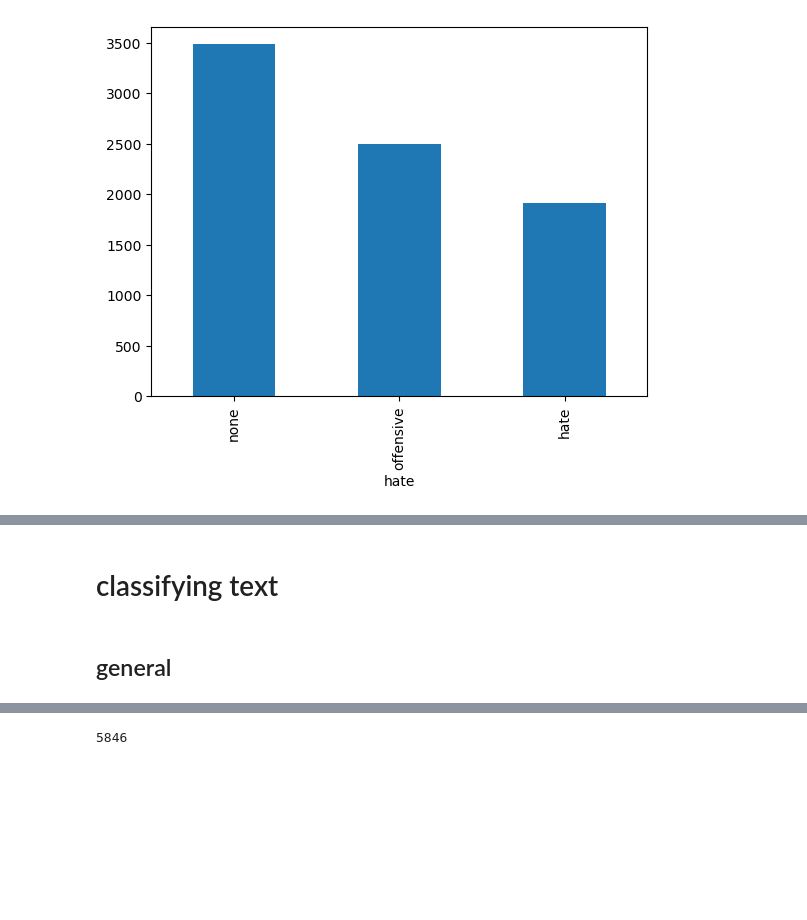
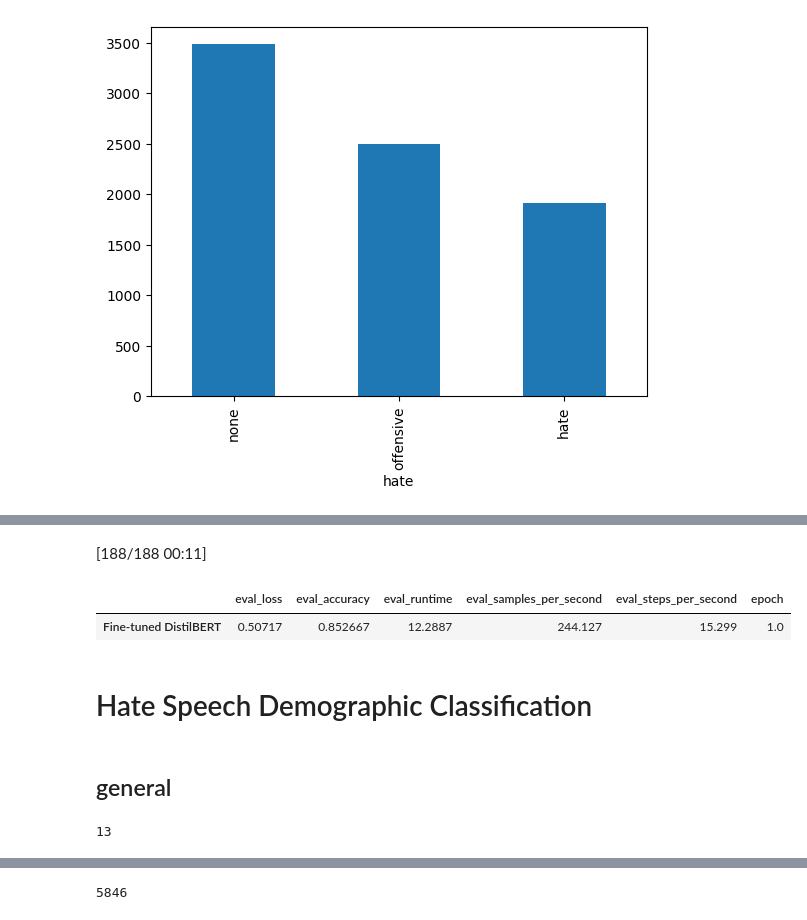
Before and after one commit to brandonmoretti/GlobalHatespeechClassifier, a Jupyter notebook: final_multiclass.ipynb, the cells around one changed output, grey strips where cells are left out. Saved outputs shown, nothing was run; the diff lists cells and outputs as text; code cells hidden in the pictures; blank space fills up the shorter version.

Commit message:
Model Working/Classification Working

```diff
--- a/final_multiclass.ipynb
+++ b/final_multiclass.ipynb
@@ -375,12 +349,19 @@ korean_hate_counts.plot.bar()
 # %%
 multi_class = multi_class.rename(columns={'multi_class': 'label'})
 
-train_test = Dataset.from_pandas(berkeley_compressed).train_test_split(test_size=0.1)
+encoder = LabelEncoder()
+multi_class['label'] = encoder.fit_transform(multi_class['label'])
+
+
+
+train_test = Dataset.from_pandas(multi_class).train_test_split(test_size=0.1)
 
 tokenizer = AutoTokenizer.from_pretrained("distilbert-base-uncased")
 
 def preprocess(examples):
-    return tokenizer(examples["text"], truncation=True)
+    tokenized = tokenizer(examples["text"], truncation=True)
+    tokenized["labels"] = examples["label"]
+    return tokenized
 
 tokenized_data = train_test.map(preprocess, batched=True)
 data_collator = DataCollatorWithPadding(tokenizer=tokenizer)
@@ -389,5 +370,6 @@ data_collator = DataCollatorWithPadding(tokenizer=tokenizer)
 # %%
-model = DistilBertForSequenceClassification.from_pretrained("distilbert-base-uncased", num_labels=15)
+model = DistilBertForSequenceClassification.from_pretrained("distilbert-base-uncased", num_labels=14, problem_type="single_label_classification")
+
 
 
 accuracy = evaluate.load("accuracy")
@@ -402,11 +384,12 @@ def compute_metrics(eval_pred):
 
 training_args = TrainingArguments(
     output_dir="hatespeech_classifier",
-    learning_rate=2e-5,
+    learning_rate=4e-5,
     per_device_train_batch_size=16,
     per_device_eval_batch_size=16,
-    num_train_epochs=3,
+    num_train_epochs=1,
     weight_decay=0.01,
+    warmup_ratio=0.1,
     eval_strategy="epoch",
     save_strategy="epoch",
     load_best_model_at_end=True,
@@ -566,16 +413,36 @@ TrainOutput(global_step=38125, training_loss=0.0879882236918465, metrics={'train
-# %% [markdown]
-# classifying text
+# %%
+results = trainer.evaluate(tokenized_data['test'])
+pd.DataFrame(results, index=['Fine-tuned DistilBERT'])
+# %% [output]
+[188/188 00:11]
+|  | eval_loss | eval_accuracy | eval_runtime | eval_samples_per_second | eval_steps_per_second | epoch |
+| Fine-tuned DistilBERT | 0.50717 | 0.852667 | 12.2887 | 244.127 | 15.299 | 1.0 |
+# %% [markdown]
+# Hate Speech Demographic Classification
 # %% [markdown]
 ## general
 # %%
 def predict_category(text):
-    predict_input = tokenizer.encode(text,
+
+    device = torch.device("mps" if torch.backends.mps.is_available() else "cpu")
+    model.to(device)
+
+    predict_input = tokenizer(text,
     truncation=True,
     padding=True,
-    return_tensors="tf")
-    output = model(predict_input)[0]
-    prediction_value = tf.argmax(output, axis=1).numpy()[0]
+    return_tensors="pt")
+
+    predict_input = {key: value.to(device) for key, value in predict_input.items()}
+
+    model.eval()
+    with torch.no_grad():
+        output = model(**predict_input)
+        logits = output.logits
+        prediction_value = torch.argmax(logits, dim=1).item()
+
     return prediction_value
+# %% [output]
+13
 # %%
 unlabelled_data = unlabelled_df[‘data’].to_list()
 len(unlabelled_data)
```
Also changed, not shown: parts of 63 cells of this notebook.
